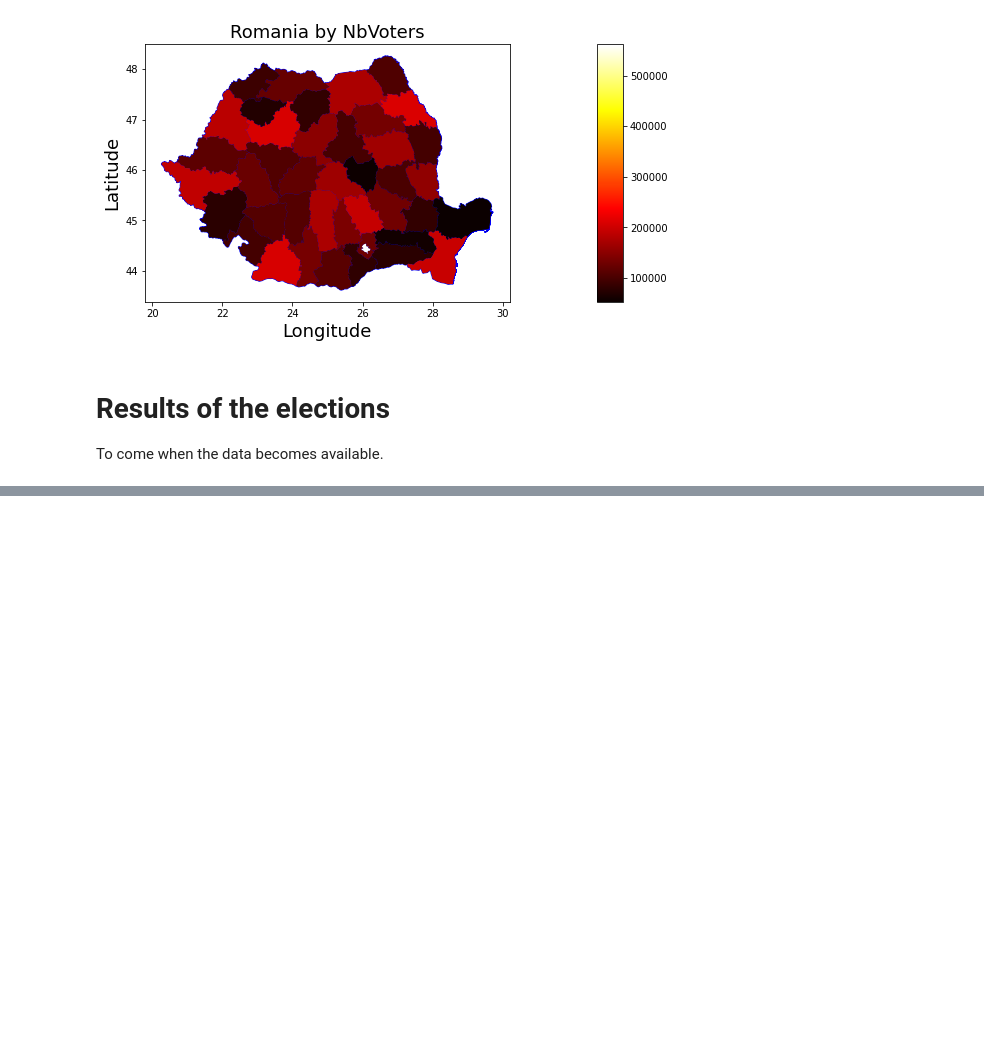
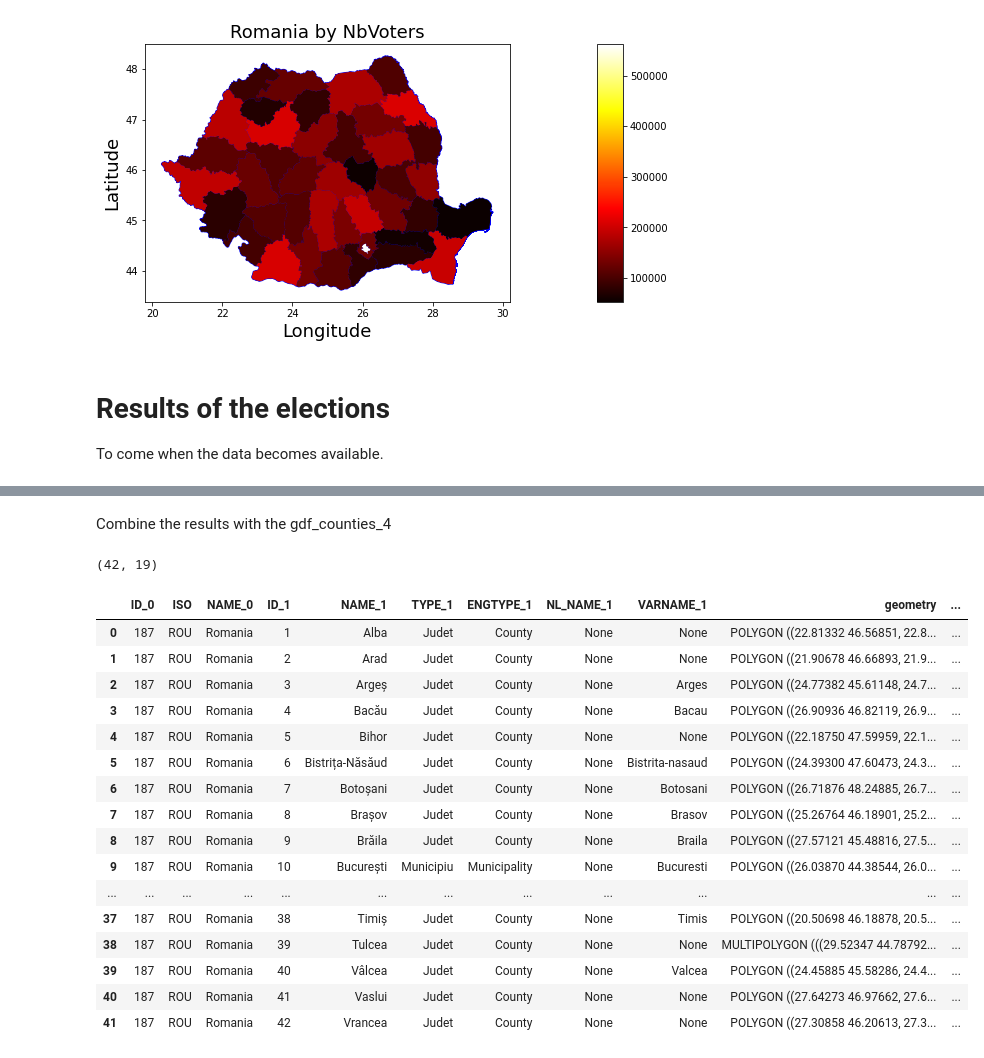
Before and after one commit to abuzatu/geo_spatial, a Jupyter notebook: romania/ro_elections.ipynb, the cells around one changed output, grey strips where cells are left out. Drawn from its saved outputs; the diff is of its cells as text; code cells hidden in the pictures; blank space fills up the shorter version.

```diff
--- a/romania/ro_elections.ipynb
+++ b/romania/ro_elections.ipynb
@@ -396,0 +481,26 @@ To come when the data becomes available.
+# %% [markdown]
+Combine the results with the gdf_counties_4
+# %%
+gdf_counties_4.shape
+# %% [output]
+(42, 19)
+# %%
+gdf_counties_4
+# %% [output]
+|  | ID_0 | ISO | NAME_0 | ID_1 | NAME_1 | TYPE_1 | ENGTYPE_1 | NL_NAME_1 | VARNAME_1 | geometry | ... |
+| 0 | 187 | ROU | Romania | 1 | Alba | Judet | County | None | None | POLYGON ((22.81332 46.56851, 22.8... | ... |
+| 1 | 187 | ROU | Romania | 2 | Arad | Judet | County | None | None | POLYGON ((21.90678 46.66893, 21.9... | ... |
+| 2 | 187 | ROU | Romania | 3 | Argeș | Judet | County | None | Arges | POLYGON ((24.77382 45.61148, 24.7... | ... |
+| 3 | 187 | ROU | Romania | 4 | Bacău | Judet | County | None | Bacau | POLYGON ((26.90936 46.82119, 26.9... | ... |
+| 4 | 187 | ROU | Romania | 5 | Bihor | Judet | County | None | None | POLYGON ((22.18750 47.59959, 22.1... | ... |
+| 5 | 187 | ROU | Romania | 6 | Bistrița-Năsăud | Judet | County | None | Bistrita-nasaud | POLYGON ((24.39300 47.60473, 24.3... | ... |
+| 6 | 187 | ROU | Romania | 7 | Botoșani | Judet | County | None | Botosani | POLYGON ((26.71876 48.24885, 26.7... | ... |
+| 7 | 187 | ROU | Romania | 8 | Brașov | Judet | County | None | Brasov | POLYGON ((25.26764 46.18901, 25.2... | ... |
+| 8 | 187 | ROU | Romania | 9 | Brăila | Judet | County | None | Braila | POLYGON ((27.57121 45.48816, 27.5... | ... |
+| 9 | 187 | ROU | Romania | 10 | București | Municipiu | Municipality | None | Bucuresti | POLYGON ((26.03870 44.38544, 26.0... | ... |
+| ... | ... | ... | ... | ... | ... | ... | ... | ... | ... | ... | ... |
+| 37 | 187 | ROU | Romania | 38 | Timiș | Judet | County | None | Timis | POLYGON ((20.50698 46.18878, 20.5... | ... |
+| 38 | 187 | ROU | Romania | 39 | Tulcea | Judet | County | None | None | MULTIPOLYGON (((29.52347 44.78792... | ... |
+| 39 | 187 | ROU | Romania | 40 | Vâlcea | Judet | County | None | Valcea | POLYGON ((24.45885 45.58286, 24.4... | ... |
+| 40 | 187 | ROU | Romania | 41 | Vaslui | Judet | County | None | None | POLYGON ((27.64273 46.97662, 27.6... | ... |
+| 41 | 187 | ROU | Romania | 42 | Vrancea | Judet | County | None | None | POLYGON ((27.30858 46.20613, 27.3... | ... |
```
Also changed, not shown: parts of 14 cells of this notebook.
